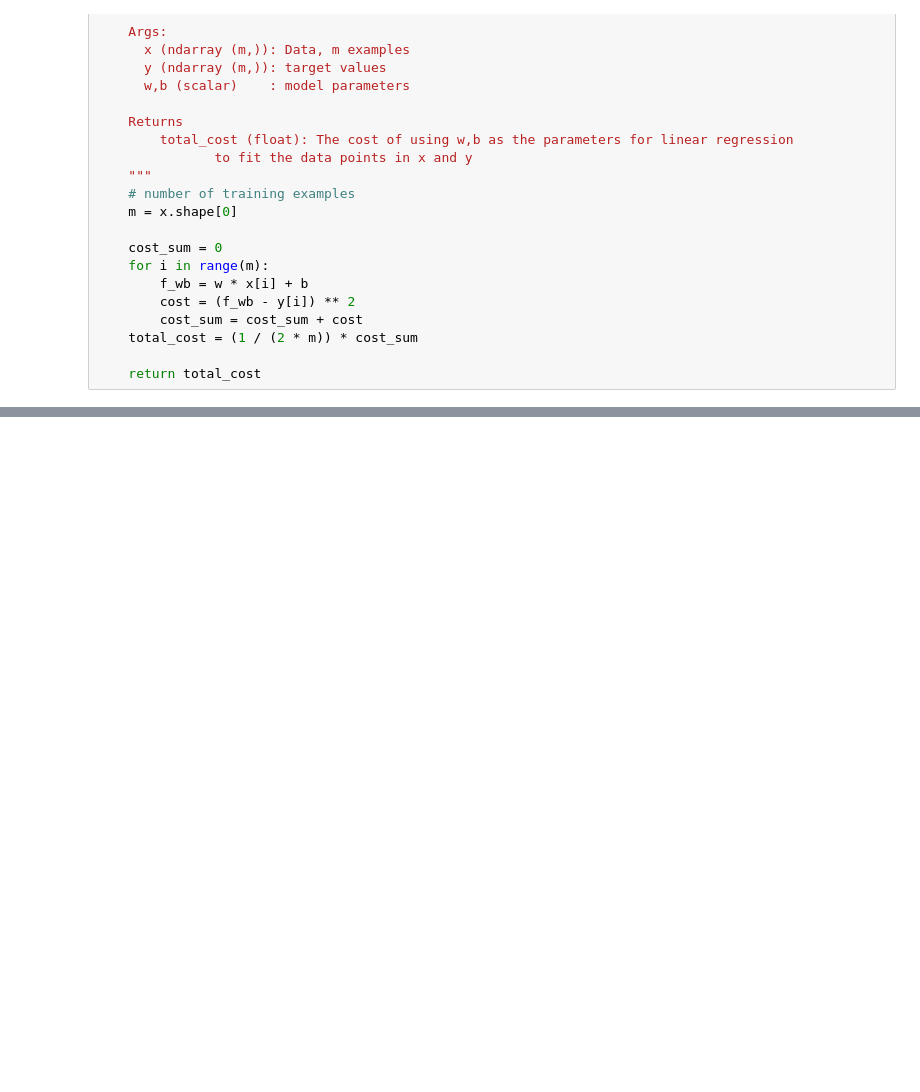
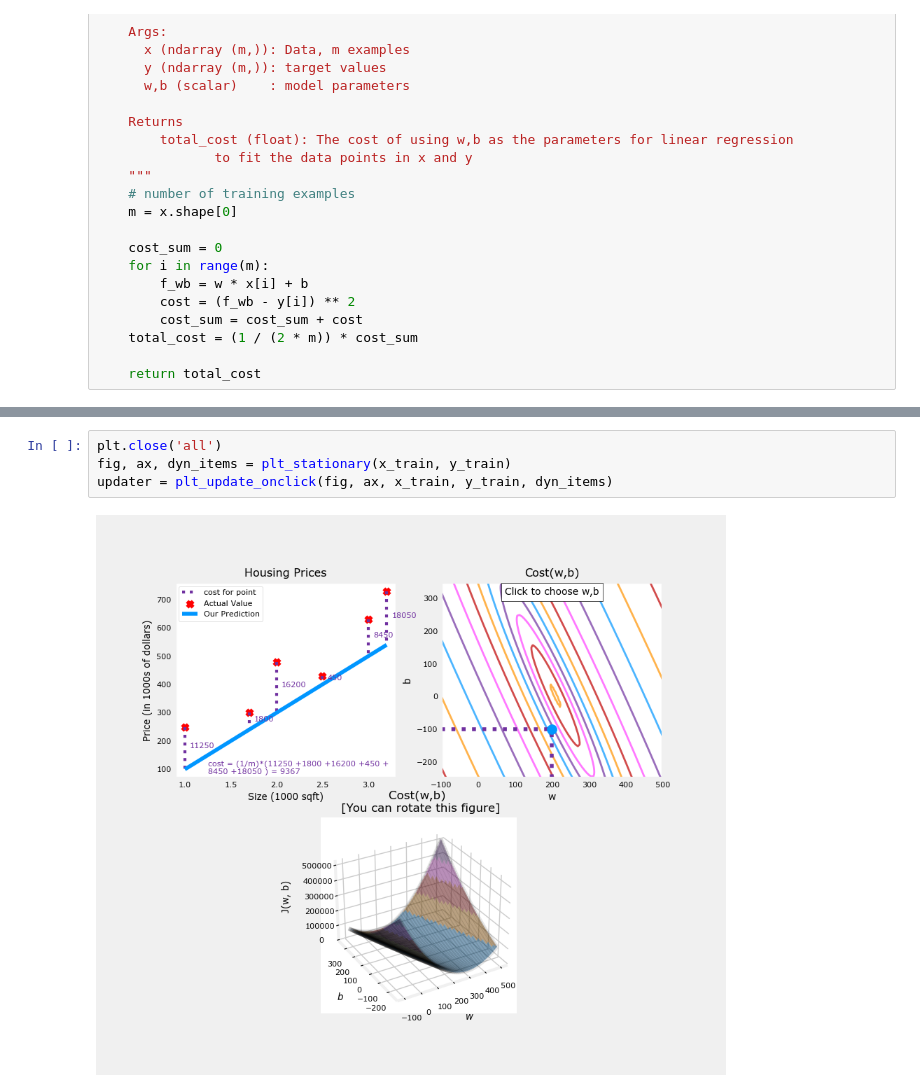
Before and after one commit to emmanuelakinmokun/ml-trailhead, a Jupyter notebook: Phase_2/cost_func.ipynb, the cells around one changed output, grey strips where cells are left out. Cells and saved outputs as stored; diff of their text form; blank space fills up the shorter version.

```diff
--- a/Phase_2/cost_func.ipynb
+++ b/Phase_2/cost_func.ipynb
@@ -31,0 +47,6 @@ def compute_cost(x, y, w, b):
+# %%
+plt.close('all')
+fig, ax, dyn_items = plt_stationary(x_train, y_train)
+updater = plt_update_onclick(fig, ax, x_train, y_train, dyn_items)
+# %% [output]
+[figure, added]
```
Also changed, not shown: parts of 5 cells of this notebook.
